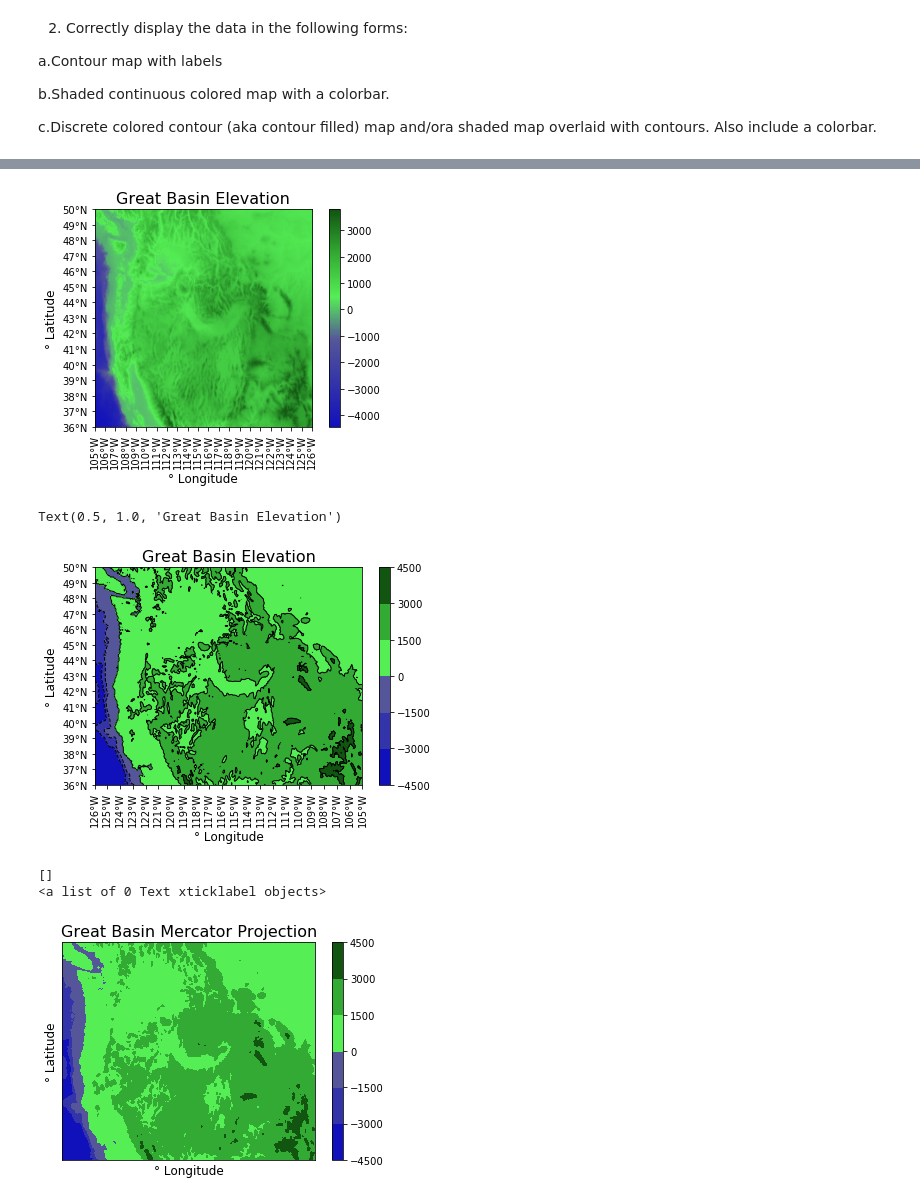
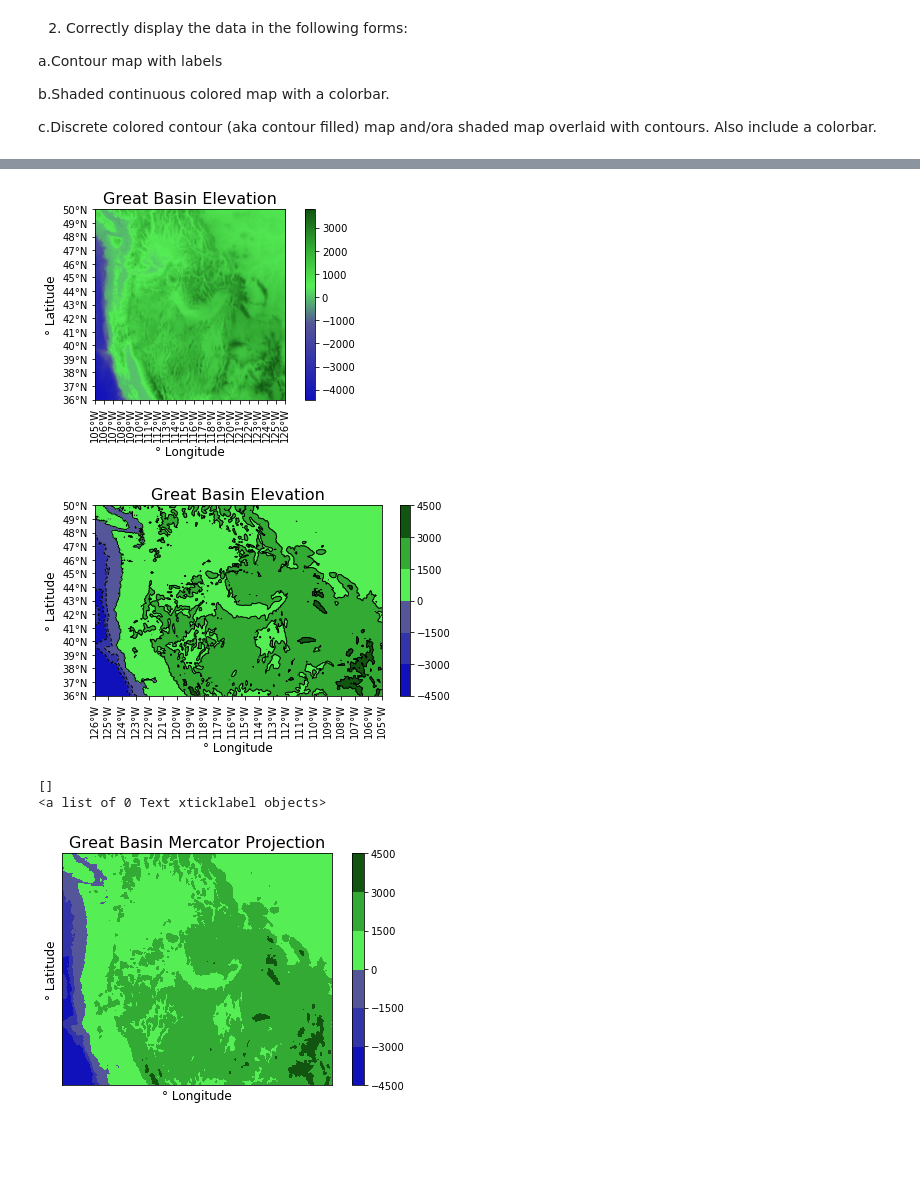
Before and after one commit to Dolphindalt/DataVis, a Jupyter notebook: HW3.ipynb, the cells around one changed output, grey strips where cells are left out. Cells and saved outputs as stored; diff of their text form; code cells hidden in the pictures; blank space fills up the shorter version.

```diff
--- a/HW3.ipynb
+++ b/HW3.ipynb
@@ -79,30 +81,34 @@ plt.gca().invert_yaxis()
 plt.ylabel("° Latitude", fontsize=12)
 plt.xlabel("° Longitude", fontsize=12)
 plt.title("Great Basin Elevation", fontsize=16)
+plt.tight_layout()
+plt.savefig('ColorMapContinuous.png', dpi=500)
 plt.show()
 # %% [output]
-[figure, old version]
+[figure, new version]
 # %%
 x,y = np.meshgrid(np.linspace(126,105,matrix.shape[1]),np.linspace(37,51,matrix.shape[0]))
 
 cp = plt.contourf(-x, -y, matrix, colors=["#1111bb", "#3333aa", "#555599", "#55ee55", "#33aa33","#115511"])
 plt.contour(-x, -y, matrix, linewidths=(1,), colors=["#000000"])
 plt.colorbar(cp)
 
 xlab = [str(i) + "°W" for i in range(126,104,-1)]
 plt.xticks([i for i in range(-126,-104,1)], xlab)
 locs, labels = plt.xticks()
 plt.setp(labels, rotation=90)
 
 ylab = [str(i) + "°N" for i in range(36,51)]
 plt.yticks([i for i in range(-51, -36,1)], ylab)
 
 plt.ylabel("° Latitude", fontsize=12)
 plt.xlabel("° Longitude", fontsize=12)
 plt.title("Great Basin Elevation", fontsize=16)
+plt.tight_layout()
+plt.savefig('ColorMapNice.png', dpi=500)
+plt.show()
 # %% [output]
-Text(0.5, 1.0, 'Great Basin Elevation')
-[figure, old version]
+[figure, new version]
 # %%
 from mpl_toolkits.basemap import Basemap
 import numpy as np
@@ -146,11 +152,12 @@ plt.colorbar(ctrs)
 plt.ylabel("° Latitude", fontsize=12)
 plt.xlabel("° Longitude", fontsize=12)
 plt.title("Great Basin Mercator Projection", fontsize=16)
+plt.tight_layout()
 plt.show()
 # %% [output]
 []
 <a list of 0 Text xticklabel objects>
-[figure, old version]
+[figure, new version]
 # %%
 from mpl_toolkits.basemap import Basemap
 import numpy as np
```
Also changed, not shown: parts of 2 cells of this notebook, 11 other files.
